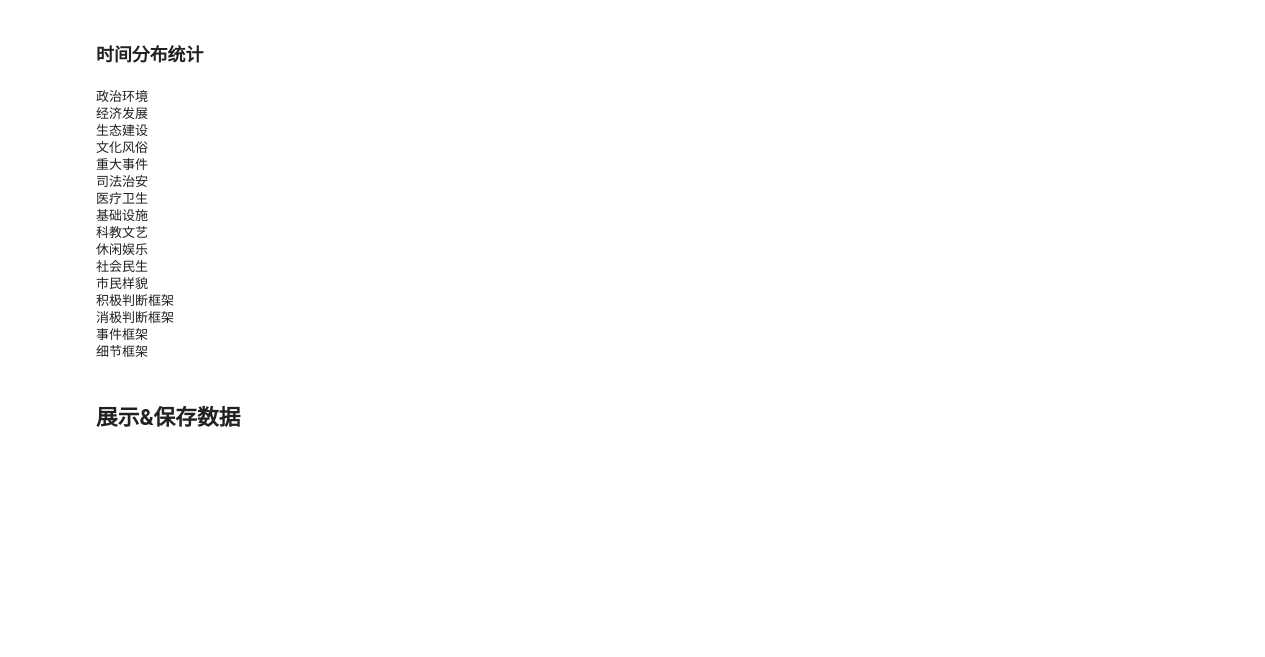
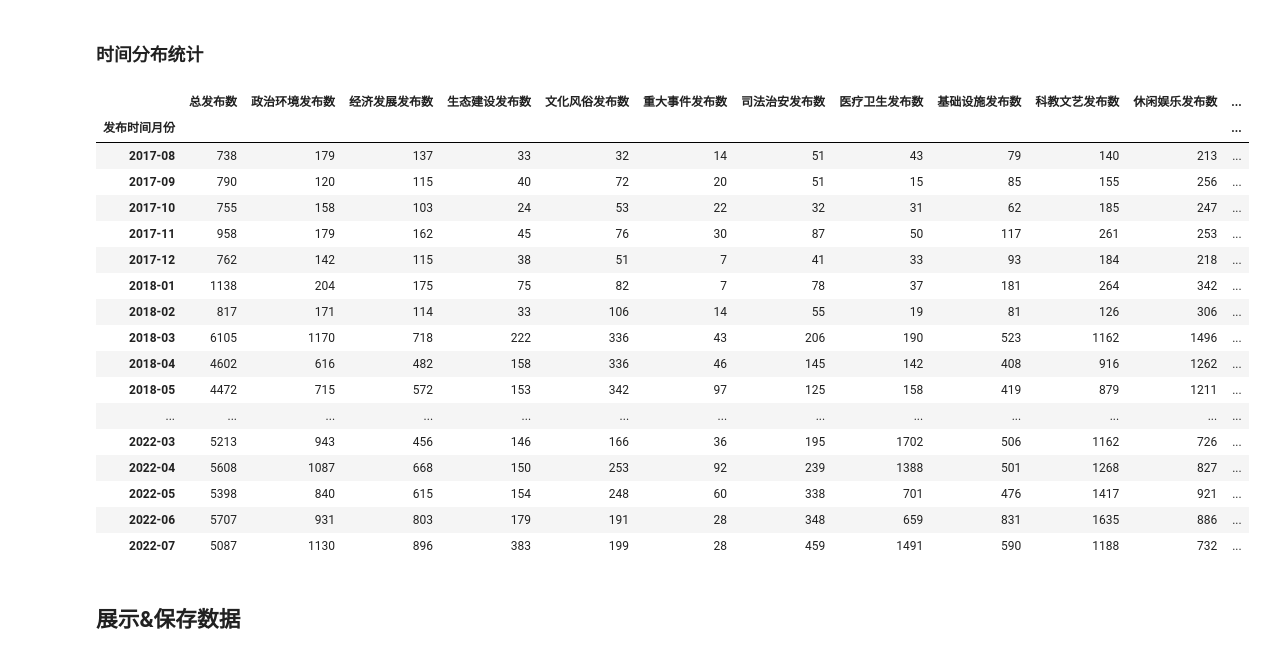
Before and after one commit to ZackYule/CityImageProject, a Jupyter notebook: playground/city_data_statistics.ipynb, the cells around one changed output. Cells and saved outputs as stored; diff of their text form; code cells hidden in the pictures; blank space fills up the shorter version.

```diff
--- a/playground/city_data_statistics.ipynb
+++ b/playground/city_data_statistics.ipynb
@@ -41,9 +41,9 @@ def get_the_number_of_cases_of_classification(column_name, df):
         return res_series.loc[1]
     return 0
 # %%
-# 统计时间发布数
-def get_the_number_of_cases_of_period(name, df):
-    time_count_series = df.groupby('发布时间').count().iloc[:,0]
-    time_count_series.name = name
+# 统计分组总数发布数
+def get_the_number_of_cases_of_period(column_name, df, group_name):
+    time_count_series = df.groupby(group_name).count().iloc[:,0]
+    time_count_series.name = column_name
     # time_count_series.astype('int')
     return time_count_series
@@ -68,33 +82,33 @@ dictionary_data['微博总数'] = dictionary_data['二级框架类型'].apply(ge
 ### 时间分布统计
 # %%
 df = data_after_classification
-df['发布时间'] = df['发布时间'].dt.strftime('%Y-%m')
 period_data = pd.DataFrame()
-# %%
-for i, v in dictionary_data['二级框架类型'].iteritems():
-    print(v)
-# %% [output]
-政治环境
-经济发展
-生态建设
-文化风俗
-重大事件
-司法治安
-医疗卫生
-基础设施
-科教文艺
-休闲娱乐
-社会民生
-市民样貌
-积极判断框架
-消极判断框架
-事件框架
-细节框架
 # %%
-period_data['总发布数'] = get_the_number_of_cases_of_period('总发布数', df)
-for i, v in dictionary_data['二级框架类型'].iteritems():
-    period_data[f'{v}发布数'] = get_the_number_of_cases_of_period(f'{v}总发布数', df[df[v] == 1])
-period_data = period_data.fillna('0').astype('int')
+period_data['总发布数'] = get_the_number_of_cases_of_period('发布数', df, '发布时间月份')
+for v in dictionary_data.index:
+    period_data[f'{v}发布数'] = get_the_number_of_cases_of_period(f'{v}发布数', df[df[v] == 1], '发布时间月份')
+# period_data = period_data.fillna('0').astype('int')
+# %%
+period_data
+# %% [output]
+|  | 总发布数 | 政治环境发布数 | 经济发展发布数 | 生态建设发布数 | 文化风俗发布数 | 重大事件发布数 | 司法治安发布数 | 医疗卫生发布数 | 基础设施发布数 | 科教文艺发布数 | 休闲娱乐发布数 | ... |
+| 发布时间月份 |  |  |  |  |  |  |  |  |  |  |  | ... |
+| 2017-08 | 738 | 179 | 137 | 33 | 32 | 14 | 51 | 43 | 79 | 140 | 213 | ... |
+| 2017-09 | 790 | 120 | 115 | 40 | 72 | 20 | 51 | 15 | 85 | 155 | 256 | ... |
+| 2017-10 | 755 | 158 | 103 | 24 | 53 | 22 | 32 | 31 | 62 | 185 | 247 | ... |
+| 2017-11 | 958 | 179 | 162 | 45 | 76 | 30 | 87 | 50 | 117 | 261 | 253 | ... |
+| 2017-12 | 762 | 142 | 115 | 38 | 51 | 7 | 41 | 33 | 93 | 184 | 218 | ... |
+| 2018-01 | 1138 | 204 | 175 | 75 | 82 | 7 | 78 | 37 | 181 | 264 | 342 | ... |
+| 2018-02 | 817 | 171 | 114 | 33 | 106 | 14 | 55 | 19 | 81 | 126 | 306 | ... |
+| 2018-03 | 6105 | 1170 | 718 | 222 | 336 | 43 | 206 | 190 | 523 | 1162 | 1496 | ... |
+| 2018-04 | 4602 | 616 | 482 | 158 | 336 | 46 | 145 | 142 | 408 | 916 | 1262 | ... |
+| 2018-05 | 4472 | 715 | 572 | 153 | 342 | 97 | 125 | 158 | 419 | 879 | 1211 | ... |
+| ... | ... | ... | ... | ... | ... | ... | ... | ... | ... | ... | ... | ... |
+| 2022-03 | 5213 | 943 | 456 | 146 | 166 | 36 | 195 | 1702 | 506 | 1162 | 726 | ... |
+| 2022-04 | 5608 | 1087 | 668 | 150 | 253 | 92 | 239 | 1388 | 501 | 1268 | 827 | ... |
+| 2022-05 | 5398 | 840 | 615 | 154 | 248 | 60 | 338 | 701 | 476 | 1417 | 921 | ... |
+| 2022-06 | 5707 | 931 | 803 | 179 | 191 | 28 | 348 | 659 | 831 | 1635 | 886 | ... |
+| 2022-07 | 5087 | 1130 | 896 | 383 | 199 | 28 | 459 | 1491 | 590 | 1188 | 732 | ... |
 # %%
 for v in ['豆瓣','知乎','微博']:
     period_data[f'{v}发布数'] = get_the_number_of_cases_of_period(f'{v}发布数', df[df['平台'] == v])
```
Also changed, not shown: parts of 2 cells of this notebook, 12 other files.
